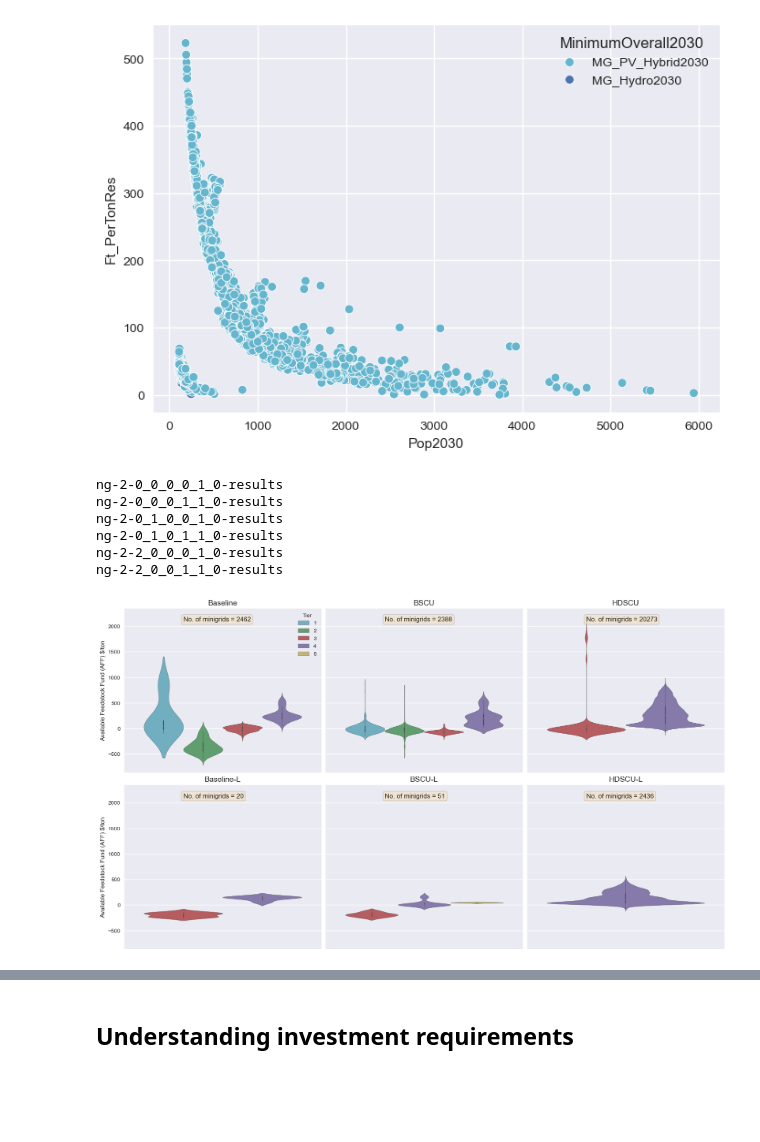
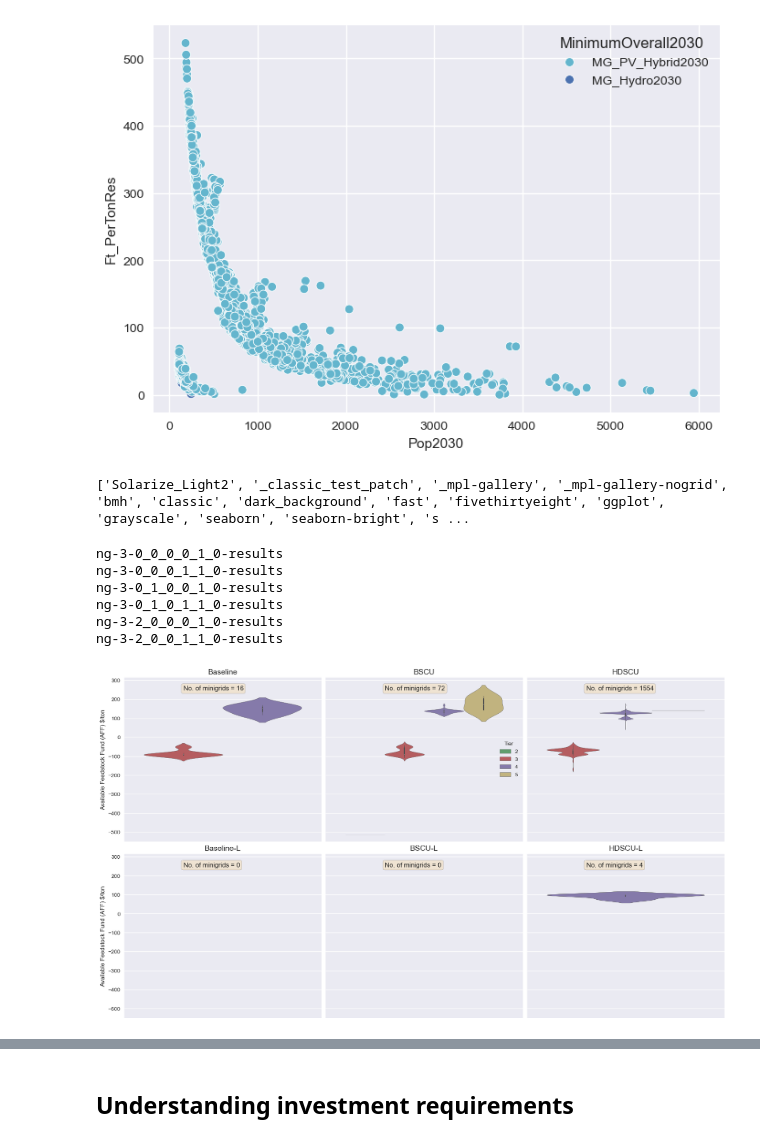
Before and after one commit to GEP-Bioenergy/gep_bio, a Jupyter notebook: GEP_bio_analysis.ipynb, the cells around one changed output, grey strips where cells are left out. Drawn from its saved outputs; the diff is of its cells as text; code cells hidden in the pictures; blank space fills up the shorter version.

```diff
--- a/GEP_bio_analysis.ipynb
+++ b/GEP_bio_analysis.ipynb
@@ -323,5 +136,7 @@ df.to_csv('final-results1.csv', index=False)
 # %% [markdown]
 ## Analysing duplicates across scenarios using ID's
 # %%
-file=os.getcwd()+ '/final-results1.csv'
+file=os.getcwd()+ '/results/combined-scenario-results.csv'
 df = pd.read_csv(file)
+
+df[['Tier', 'MinimumOverallGenLCOE2030', 'Generation_Capex2030', 'MinimumOverall2030', 'Ft_PerTonRes', 'scenario']]
@@ -517,7 +334,0 @@ dp4_df
-# %%
-## Plot using the duplicates
-plt.rcParams['figure.figsize'] = [12, 10]
-plt.rcParams['figure.dpi'] = 100
-dp4_df = dp4_df.reset_index(drop=True)
-pivot_df = dp4_df.pivot(index=['id','Tier', 'Admin1'], columns='scenario', values='Ft_PerTonRes').fillna(0)
-dp4_df.pivot(index=['id','Tier','Admin1'], columns='scenario', values='Ft_PerTonRes').fillna(0)
@@ -960,8 +411,8 @@ plt.show()
 # %%
 # Box Plot
-df = pd.read_csv('final-results1.csv')
+df = pd.read_csv('results/combined-scenario-results.csv')
 
-plt.style.use('seaborn-v0_8')
+plt.style.use('seaborn')
 
 palette ={1: "C5", 2: "C1", 3: "C2", 4: "C3", 5: "C4"}
 
@@ -987,7 +438,7 @@ ax = sns.stripplot(y='Ft_PerTonRes', hue='Tier', data=df,
 handles, labels = ax.get_legend_handles_labels()
 leg = ax.legend(handles, labels, loc='upper right', title='Tier',framealpha=0.9)
 
-for handle in leg.legend_handles:
+for handle in leg.legendHandles:
             handle.set_alpha(1.0)
 
 plt.show()
@@ -1084,14 +522,16 @@ sns.scatterplot(x='Pop2030',y='Ft_PerTonRes', hue = 'MinimumOverall2030', data=d
 <AxesSubplot:xlabel='Pop2030', ylabel='Ft_PerTonRes'>
 [figure]
 # %%
-#At Tier 3, less than 400 persons. Tier 4, less than 8,000 persons
-# Tier 2, less than 10,000. Tier 1 is 12,000
-#Tier 5 less 140 persons
+print(plt.style.available)
+# %% [output]
+['Solarize_Light2', '_classic_test_patch', '_mpl-gallery', '_mpl-gallery-nogrid', 'bmh', 'classic', 'dark_background', 'fast', 'fivethirtyeight', 'ggplot', 'grayscale', 'seaborn', 'seaborn-bright', 's ...
 # %%
-path=os.getcwd()+ '/results'
+path=os.getcwd()+ '/results/scenarios'
 
-plt.style.use('seaborn-v0_8')
+import matplotlib.ticker as ticker
+plt.style.use('seaborn')
 figure, axis = plt.subplots(2, 3, figsize=(16,9),layout='constrained', sharey=True)
+
 palette ={1: "C5", 2: "C1", 3: "C2", 4: "C3", 5: "C4"}
 
 for scenario_file in sorted(os.listdir(path)):
@@ -1107,7 +547,7 @@ for scenario_file in sorted(os.listdir(path)):
         props = dict(boxstyle='round', facecolor='wheat', alpha=0.5)
         print(scenario)
 
-        if scenario == 'ng-2-0_1_0_0_1_0-results':
+        if scenario == 'ng-3-0_1_0_0_1_0-results':
             sns.violinplot(data=df, y='Ft_PerTonRes', hue='Tier',ax = axis[0,0],palette=palette, legend=None)
             #df.boxplot(column = 'Ft_PerTonRes', by = 'Tier', ax = axis[counter,0])
             axis[0,0].text(0.3, 0.95, textstr, transform=axis[0,0].transAxes, fontsize=12, verticalalignment='top', bbox=props)
@@ -1115,60 +555,58 @@ for scenario_file in sorted(os.listdir(path)):
             axis[0,0].set(xlabel=None)
 
 
-        elif scenario == 'ng-2-0_1_0_1_1_0-results':
+        elif scenario == 'ng-3-0_1_0_1_1_0-results':
             sns.violinplot(data=df, y='Ft_PerTonRes', hue='Tier',ax = axis[1,0],palette=palette, legend=None)
             #df.boxplot(column = 'Ft_PerTonRes', by = 'Tier', ax = axis[counter,0])
             axis[1,0].text(0.3, 0.95, textstr, transform=axis[1,0].transAxes, fontsize=12, verticalalignment='top', bbox=props)
             axis[1,0].set_title('Baseline-L', fontsize=14)
+            axis[1,0].xaxis.grid(False)
+            axis[1,0].xaxis.set_major_locator(ticker.NullLocator())
 
-        elif scenario == 'ng-2-0_0_0_0_1_0-results':
+        elif scenario == 'ng-3-0_0_0_0_1_0-results':
             sns.violinplot(data=df, y='Ft_PerTonRes', hue='Tier',ax = axis[0,1],palette=palette)
             #df.boxplot(column = 'Ft_PerTonRes', by = 'Tier', ax = axis[counter,0])
             axis[0,1].text(0.3, 0.95, textstr, transform=axis[0,1].transAxes, fontsize=12, verticalalignment='top', bbox=props)
             axis[0,1].set_title('BSCU', fontsize=14)
             axis[0,1].set(xlabel=None)
 
-        elif scenario == 'ng-2-0_0_0_1_1_0-results':
+        elif scenario == 'ng-3-0_0_0_1_1_0-results':
             sns.violinplot(data=df, y='Ft_PerTonRes', hue='Tier',ax = axis[1,1],palette=palette)
             #df.boxplot(column = 'Ft_PerTonRes', by = 'Tier', ax = axis[counter,0])
             axis[1,1].text(0.3, 0.95, textstr, transform=axis[1,1].transAxes, fontsize=12, verticalalignment='top', bbox=props)
             axis[1,1].set_title('BSCU-L', fontsize=14)
+            axis[1,1].xaxis.grid(False)
+            axis[1,1].xaxis.set_major_locator(ticker.NullLocator())
 
-        elif scenario == 'ng-2-2_0_0_0_1_0-results':
+
+        elif scenario == 'ng-3-2_0_0_0_1_0-results':
             sns.violinplot(data=df, y='Ft_PerTonRes', hue='Tier',ax = axis[0,2],palette=palette,legend=None)
             #df.boxplot(column = 'Ft_PerTonRes', by = 'Tier', ax = axis[counter,0])
             axis[0,2].text(0.3, 0.95, textstr, transform=axis[0,2].transAxes, fontsize=12, verticalalignment='top', bbox=props)
             axis[0,2].set_title('HDSCU', fontsize=14)
             axis[0,2].set(xlabel=None)
 
-        elif scenario == 'ng-2-2_0_0_1_1_0-results':
+        elif scenario == 'ng-3-2_0_0_1_1_0-results':
             sns.violinplot(data=df, y='Ft_PerTonRes', hue='Tier',ax = axis[1,2],palette=palette,legend=None)
             #df.boxplot(column = 'Ft_PerTonRes', by = 'Tier', ax = axis[counter,0])
             axis[1,2].text(0.3, 0.95, textstr, transform=axis[1,2].transAxes, fontsize=12, verticalalignment='top', bbox=props)
             axis[1,2].set_title('HDSCU-L', fontsize=14)
 sns.despine()
 
 
 handles1, labels1 = axis[0,1].get_legend_handles_labels()
-handles2, labels2 = axis[1,1].get_legend_handles_labels()
 
-handles = handles1 + [handles2[-1]]
-labels1.append(labels2[-1])
-
-axis[0,0].legend(handles, labels1, loc='upper right', title='Tier')
-
-axis[1,1].get_legend().remove()
-axis[0,1].get_legend().remove()
+axis[0,1].legend(handles1, labels1, loc='center right', title='Tier')
 
 
 plt.setp(axis[:, 0], ylabel='Available Feedstock Fund (AFF) $/ton')
 plt.show()
 # %% [output]
-ng-2-0_0_0_0_1_0-results
-ng-2-0_0_0_1_1_0-results
-ng-2-0_1_0_0_1_0-results
-ng-2-0_1_0_1_1_0-results
-ng-2-2_0_0_0_1_0-results
-ng-2-2_0_0_1_1_0-results
+ng-3-0_0_0_0_1_0-results
+ng-3-0_0_0_1_1_0-results
+ng-3-0_1_0_0_1_0-results
+ng-3-0_1_0_1_1_0-results
+ng-3-2_0_0_0_1_0-results
+ng-3-2_0_0_1_1_0-results
-[figure, old version]
+[figure, new version]
 # %%
```
Also changed, not shown: parts of 65 cells of this notebook, 4 other files.
